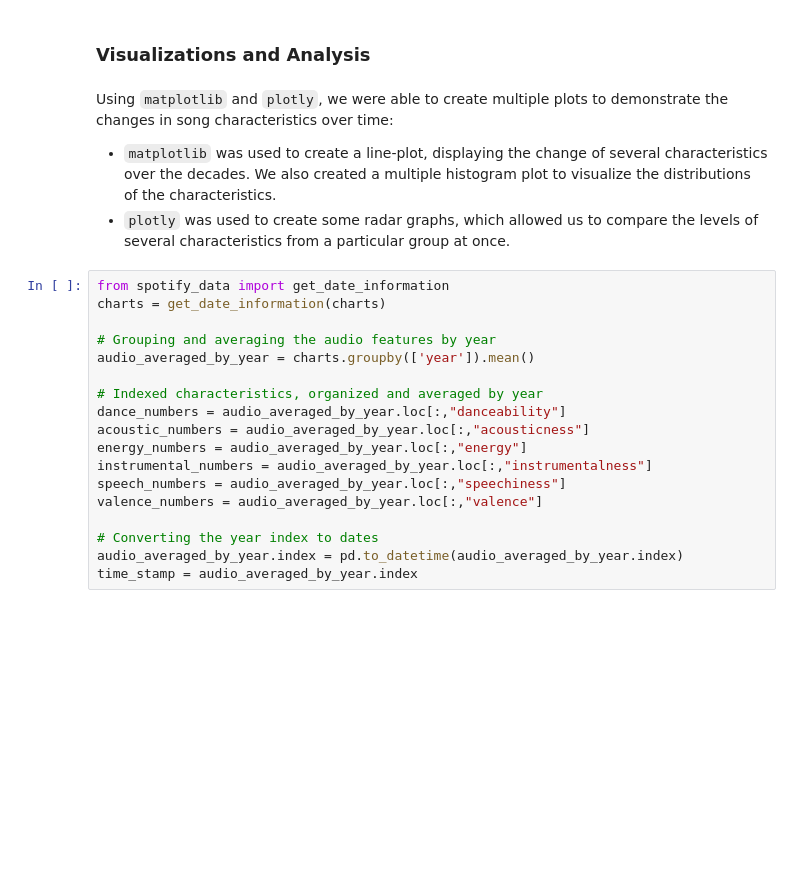
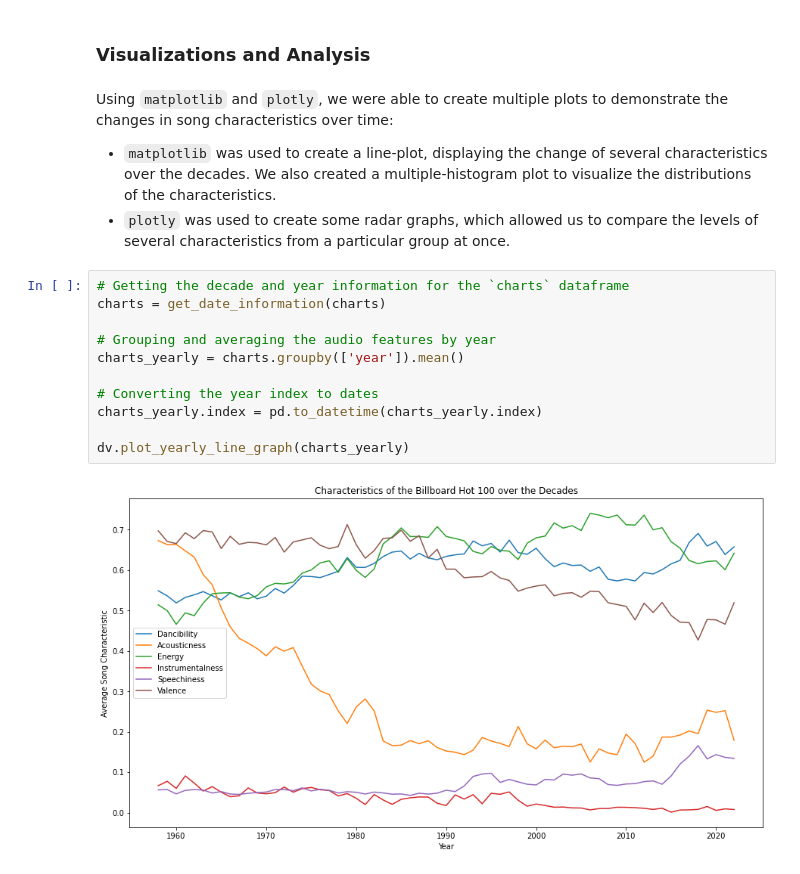
Before and after one commit to olincollege/billboard-hot-100-characteristics, a Jupyter notebook: computational_essay.ipynb, the cells around one changed output. Cells and saved outputs as stored; diff of their text form; blank space fills up the shorter version.

```diff
--- a/computational_essay.ipynb
+++ b/computational_essay.ipynb
@@ -62,23 +73,18 @@ The characteristics we analyzed were danceability, energy, key, loudness, mode,
 # %% [markdown]
 Using `matplotlib` and `plotly`, we were able to create multiple plots to demonstrate the changes in song characteristics over time:
 
-- `matplotlib` was used to create a line-plot, displaying the change of several characteristics over the decades. We also created a multiple histogram plot to visualize the distributions of the characteristics.
+- `matplotlib` was used to create a line-plot, displaying the change of several characteristics over the decades. We also created a multiple-histogram plot to visualize the distributions of the characteristics.
 - `plotly` was used to create some radar graphs, which allowed us to compare the levels of several characteristics from a particular group at once.
 # %%
-from spotify_data import get_date_information
+# Getting the decade and year information for the `charts` dataframe
 charts = get_date_information(charts)
 
 # Grouping and averaging the audio features by year
-audio_averaged_by_year = charts.groupby(['year']).mean()
-
-# Indexed characteristics, organized and averaged by year
-dance_numbers = audio_averaged_by_year.loc[:,"danceability"]
-acoustic_numbers = audio_averaged_by_year.loc[:,"acousticness"]
-energy_numbers = audio_averaged_by_year.loc[:,"energy"]
-instrumental_numbers = audio_averaged_by_year.loc[:,"instrumentalness"]
-speech_numbers = audio_averaged_by_year.loc[:,"speechiness"]
-valence_numbers = audio_averaged_by_year.loc[:,"valence"]
+charts_yearly = charts.groupby(['year']).mean()
 
 # Converting the year index to dates
-audio_averaged_by_year.index = pd.to_datetime(audio_averaged_by_year.index)
-time_stamp = audio_averaged_by_year.index
+charts_yearly.index = pd.to_datetime(charts_yearly.index)
+
+dv.plot_yearly_line_graph(charts_yearly)
+# %% [output]
+[figure, added]
```
Also changed, not shown: parts of 17 cells of this notebook, 8 other files.
